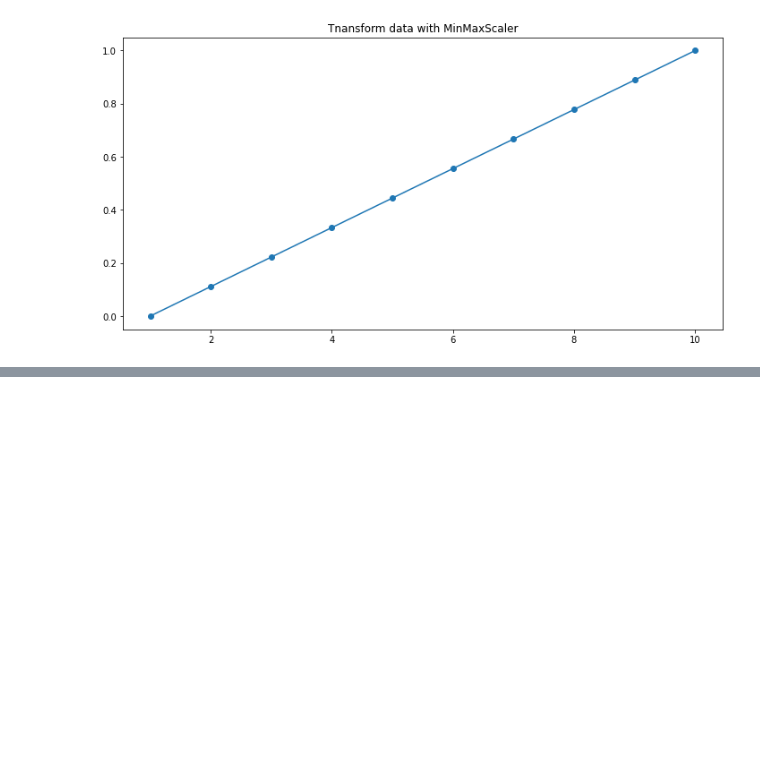
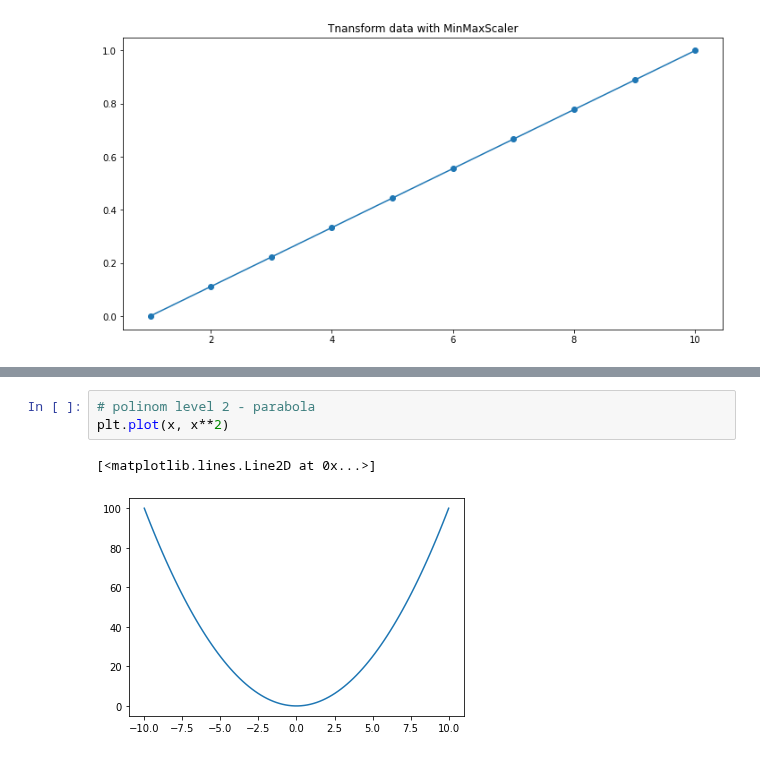
Before and after one commit to Stynic/train_ml_math, a Jupyter notebook: ml/low_level/module_3/notebook_3.ipynb, the cells around one changed output, grey strips where cells are left out. Cells and saved outputs as stored; diff of their text form; blank space fills up the shorter version.

```diff
--- a/ml/low_level/module_3/notebook_3.ipynb
+++ b/ml/low_level/module_3/notebook_3.ipynb
@@ -413,0 +431,6 @@ RMSE = 7.23776861244768e-17
+# %%
+# polinom level 2 - parabola
+plt.plot(x, x**2)
+# %% [output]
+[<matplotlib.lines.Line2D at 0x...>]
+[figure, added]
```
Also changed, not shown: parts of 29 cells of this notebook, 1 other file.
